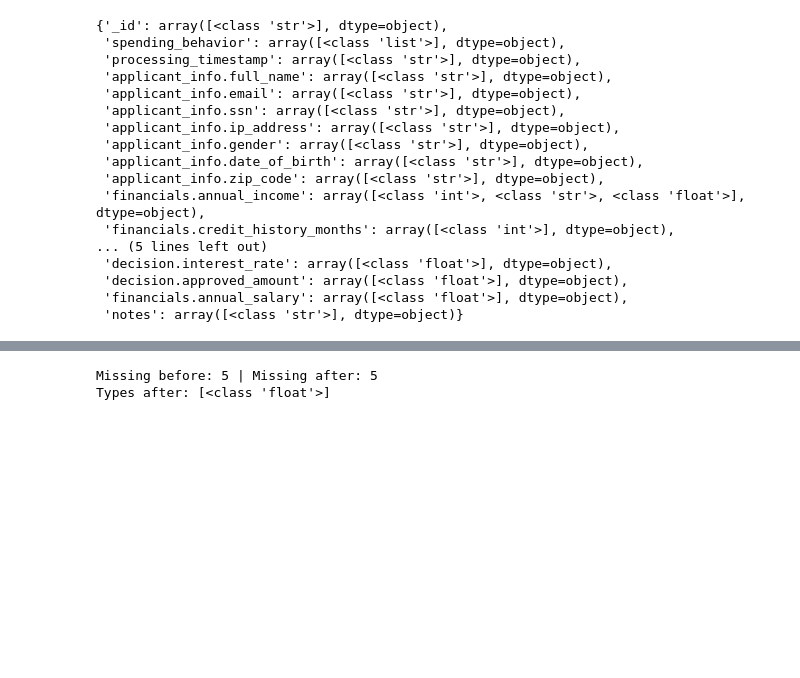
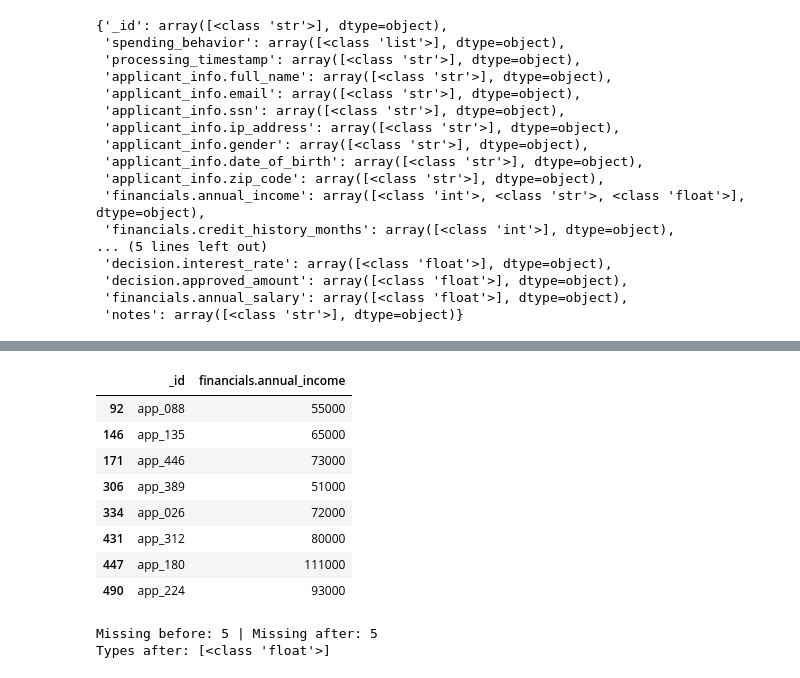
Before and after one commit to PC66323/2606_Data-Ecosystems_G14_novacred, a Jupyter notebook: notebooks/01-data-quality.ipynb, the cells around one changed output, grey strips where cells are left out. Drawn from its saved outputs; the diff is of its cells as text; code cells hidden in the pictures; blank space fills up the shorter version.

```diff
--- a/notebooks/01-data-quality.ipynb
+++ b/notebooks/01-data-quality.ipynb
@@ -397,8 +402,19 @@ Mixed types? False
 # %%
+# Show rows where annual_income is stored as string (mask aligned with df_final index)
 if len(types) > 1:
-    display(
-        df_final[df_final[col].dropna().map(type) == str][["_id", col]].head(10)
-    )
+    s = df_final[col]
+    mask_str = s.apply(lambda x: type(x).__name__ == "str")
+    display(df_final.loc[mask_str, ["_id", col]].head(10))
+# %% [output]
+|  | _id | financials.annual_income |
+| 92 | app_088 | 55000 |
+| 146 | app_135 | 65000 |
+| 171 | app_446 | 73000 |
+| 306 | app_389 | 51000 |
+| 334 | app_026 | 72000 |
+| 431 | app_312 | 80000 |
+| 447 | app_180 | 111000 |
+| 490 | app_224 | 93000 |
 # %%
 missing_before = df_final[col].isna().sum()
 
```
Also changed, not shown: parts of 35 cells of this notebook, 1 other file.
